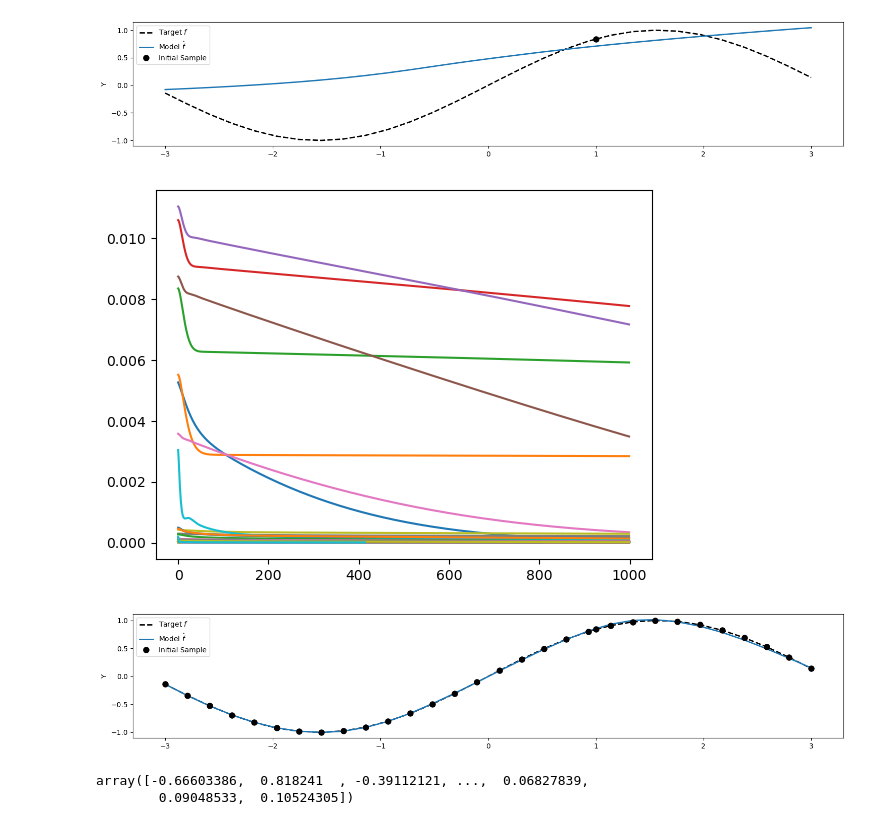
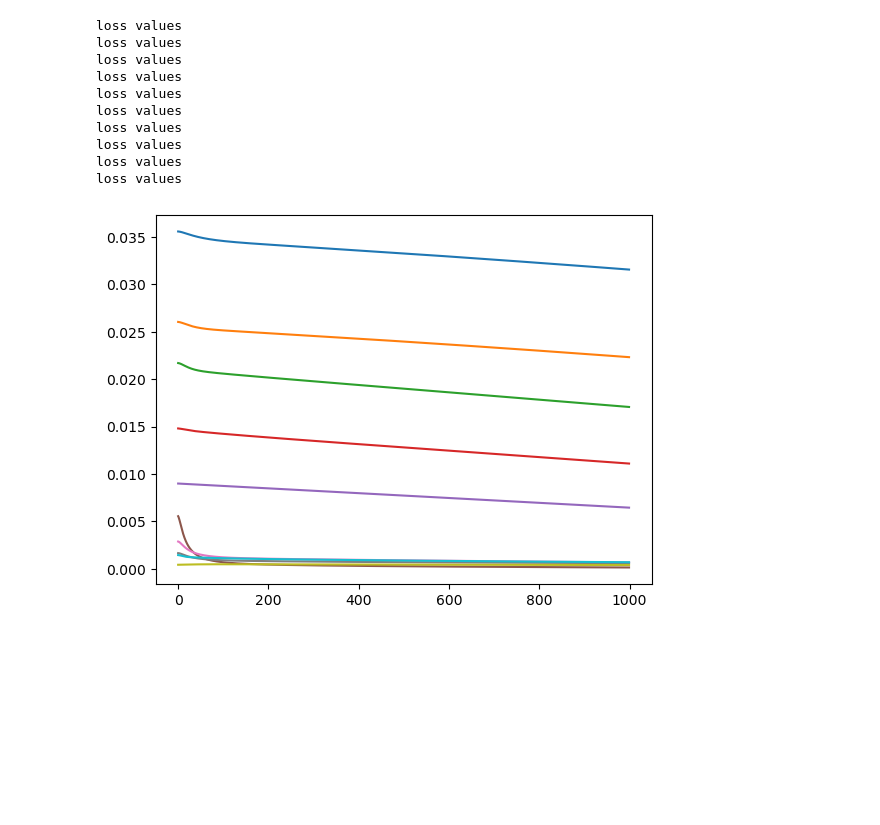
Before and after one commit to annnn-2/active_learning, a Jupyter notebook: arch_check.ipynb, the cells around one changed output. Saved outputs shown, nothing was run; the diff lists cells and outputs as text; code cells hidden in the pictures; blank space fills up the shorter version.

```diff
--- a/arch_check.ipynb
+++ b/arch_check.ipynb
@@ -7,0 +74,10 @@ from environment import Environment
+# %%
+X = np.linspace(-3,3,5)
+y = np.sin(X)
+
+l_bounds = [-3,]
+u_bounds = [3,]
+
+env = Environment(X = X,y = y,l_bounds = l_bounds,u_bounds = u_bounds, func = np.sin, model = 'NN',model_param = {'d':1,'nb_nodes':30,'nb_layers':3,'verbose':True})
+
+state1 = env.Reset()
@@ -11,2 +109,0 @@ y = np.sin(X)
-# %%
-env = Environment(X = np.array([1]),y = np.array(np.sin([1])), func = np.sin, model = 'NN',model_param = {'nb_nodes':40,'nb_layers':4})
@@ -32,18 +110,15 @@ Estimated Total Size (MB): 0.01
-# %%
-env.toy_Plot(X)
-# %% [output]
-[figure, removed]
 # %%
-for i in np.linspace(-3,3,30):
+for i in np.linspace(-3,3,10):
     env.Step([i])
 # %% [output]
+loss values
+loss values
+loss values
+loss values
+loss values
+loss values
+loss values
+loss values
+loss values
+loss values
-[figure, old version]
+[figure, new version]
-# %%
-env.toy_Plot(X)
-# %% [output]
-[figure, removed]
-# %%
-env.Reset()
-# %% [output]
-array([-0.66603386,  0.818241  , -0.39112121, ...,  0.06827839,
-        0.09048533,  0.10524305])
```
Also changed, not shown: parts of 14 cells of this notebook.
